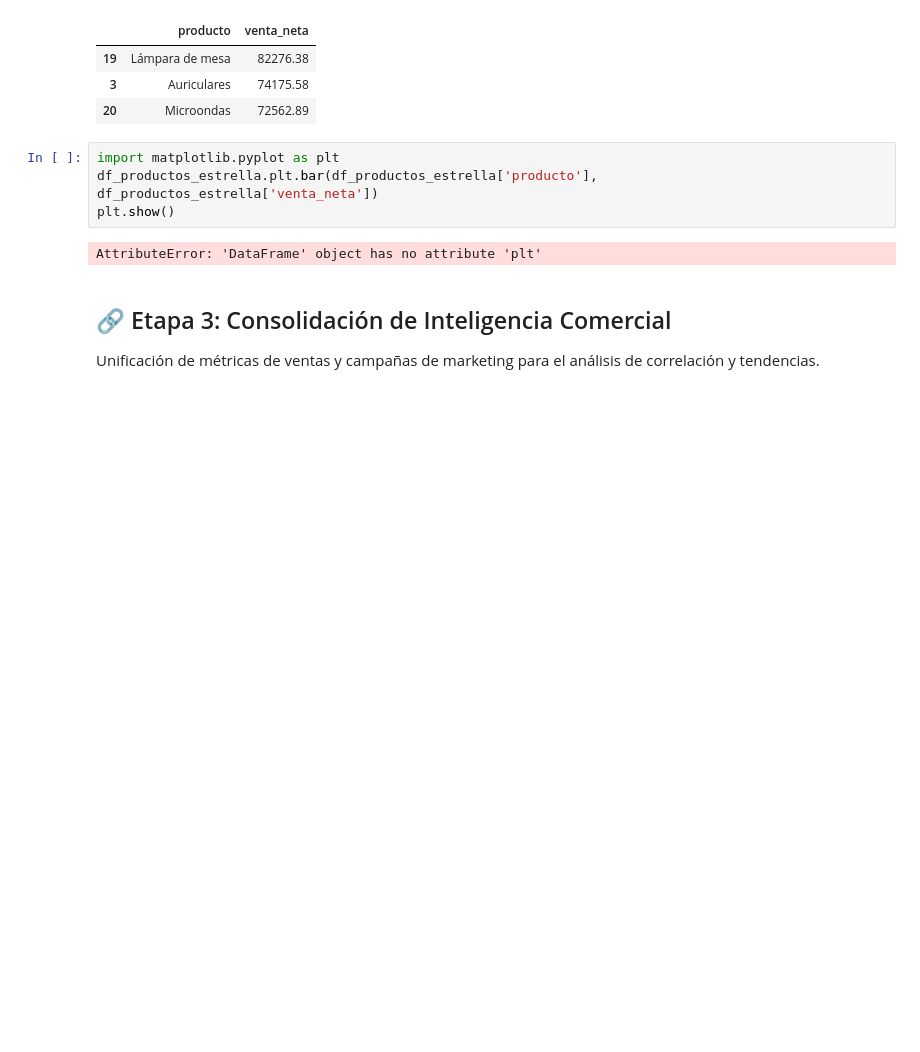
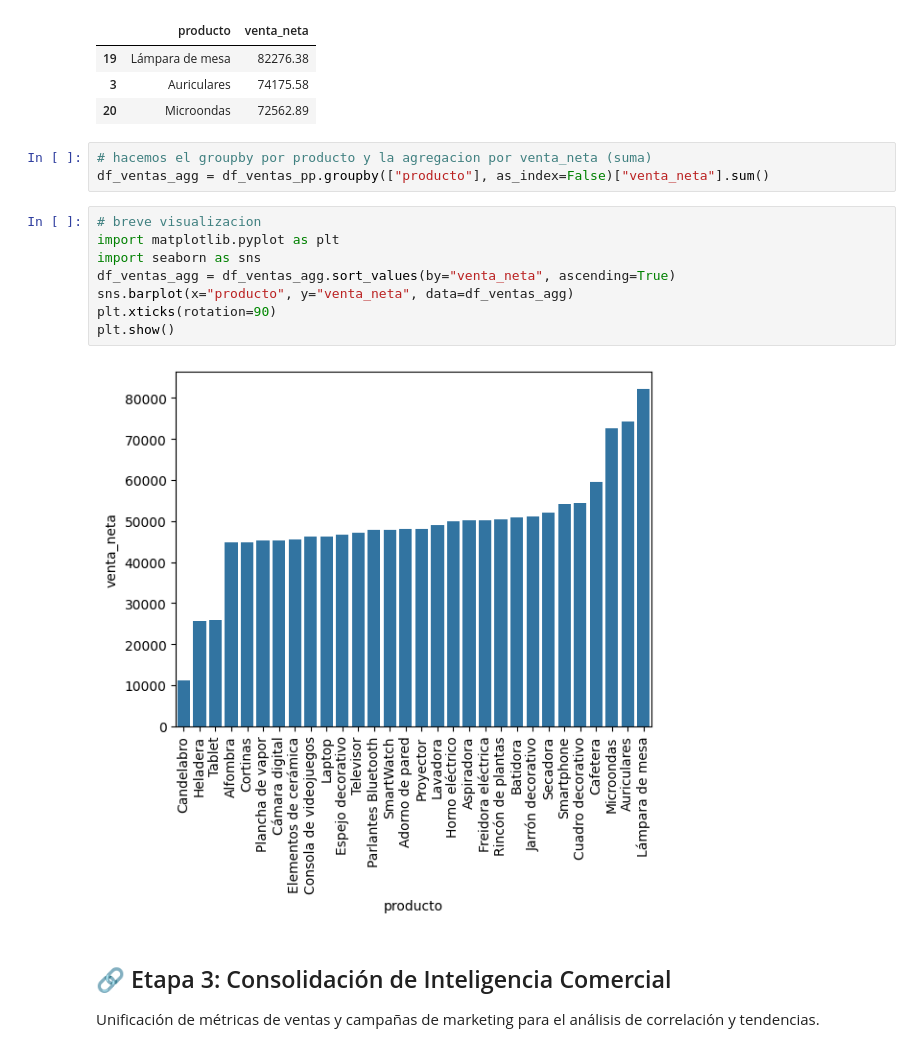
Before and after one commit to rocioblivingston/Data-Analitycs-Python-1C2026, a Jupyter notebook: Pre_Entrega_Data_Analitycs_C12026.ipynb, the cells around one changed output. Drawn from its saved outputs; the diff is of its cells as text; blank space fills up the shorter version.

```diff
--- a/Pre_Entrega_Data_Analitycs_C12026.ipynb
+++ b/Pre_Entrega_Data_Analitycs_C12026.ipynb
@@ -364,12 +364,19 @@ display(df_productos_estrella)
 | 19 | Lámpara de mesa | 82276.38 |
 | 3 | Auriculares | 74175.58 |
 | 20 | Microondas | 72562.89 |
-# %%
-import matplotlib.pyplot as plt
-df_productos_estrella.plt.bar(df_productos_estrella['producto'], df_productos_estrella['venta_neta'])
-plt.show()
-# %% [output]
-AttributeError: 'DataFrame' object has no attribute 'plt'
+# %%
+# hacemos el groupby por producto y la agregacion por venta_neta (suma)
+df_ventas_agg = df_ventas_pp.groupby(["producto"], as_index=False)["venta_neta"].sum()
+# %%
+# breve visualizacion
+import matplotlib.pyplot as plt
+import seaborn as sns
+df_ventas_agg = df_ventas_agg.sort_values(by="venta_neta", ascending=True)
+sns.barplot(x="producto", y="venta_neta", data=df_ventas_agg)
+plt.xticks(rotation=90)
+plt.show()
+# %% [output]
+[figure, added]
 # %% [markdown]
 ## 🔗 Etapa 3: Consolidación de Inteligencia Comercial
 Unificación de métricas de ventas y campañas de marketing para el análisis de correlación y tendencias.
```
